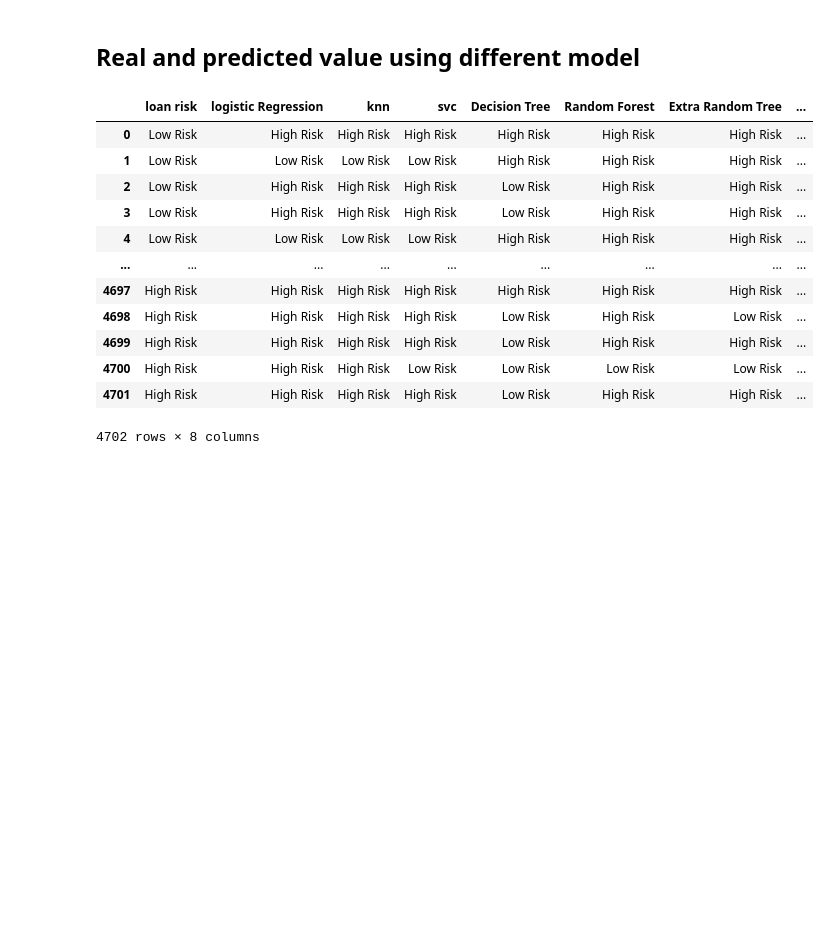
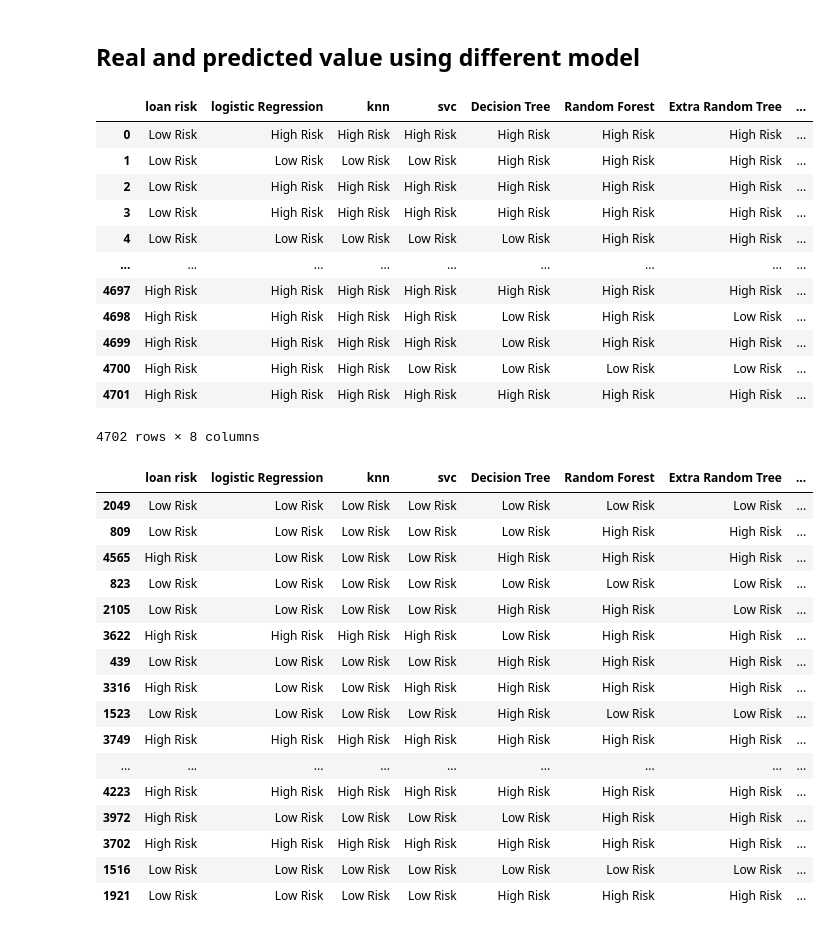
Before and after one commit to pandeysudip/credit-risk, a Jupyter notebook: Model_Under_sampling.ipynb, the cells around one changed output. Drawn from its saved outputs; the diff is of its cells as text; code cells hidden in the pictures; blank space fills up the shorter version.

```diff
--- a/Model_Under_sampling.ipynb
+++ b/Model_Under_sampling.ipynb
@@ -1255,8 +1256,8 @@ Testing Score: 0.46533390046788603
 y_pred_lr=lr.predict(X_test_scaled)
 y_pred_knn=knn.predict(X_test_scaled)
 y_pred_svc=svc.predict(X_test_scaled)
-y_pred_dt=dt.predict(X_test_scaled)
-y_pred_rf=rf.predict(X_test_scaled)
+y_pred_dt=dt_b.predict(X_test_scaled)
+y_pred_rf=rf_R_b.predict(X_test_scaled)
 y_pred_et=et.predict(X_test_scaled)
 y_pred_ab=ab.predict(X_test_scaled)
 # %%
@@ -1274,13 +1275,35 @@ df_pred
 |  | loan risk | logistic Regression | knn | svc | Decision Tree | Random Forest | Extra Random Tree | ... |
 | 0 | Low Risk | High Risk | High Risk | High Risk | High Risk | High Risk | High Risk | ... |
 | 1 | Low Risk | Low Risk | Low Risk | Low Risk | High Risk | High Risk | High Risk | ... |
-| 2 | Low Risk | High Risk | High Risk | High Risk | Low Risk | High Risk | High Risk | ... |
-| 3 | Low Risk | High Risk | High Risk | High Risk | Low Risk | High Risk | High Risk | ... |
-| 4 | Low Risk | Low Risk | Low Risk | Low Risk | High Risk | High Risk | High Risk | ... |
+| 2 | Low Risk | High Risk | High Risk | High Risk | High Risk | High Risk | High Risk | ... |
+| 3 | Low Risk | High Risk | High Risk | High Risk | High Risk | High Risk | High Risk | ... |
+| 4 | Low Risk | Low Risk | Low Risk | Low Risk | Low Risk | High Risk | High Risk | ... |
 | ... | ... | ... | ... | ... | ... | ... | ... | ... |
 | 4697 | High Risk | High Risk | High Risk | High Risk | High Risk | High Risk | High Risk | ... |
 | 4698 | High Risk | High Risk | High Risk | High Risk | Low Risk | High Risk | Low Risk | ... |
 | 4699 | High Risk | High Risk | High Risk | High Risk | Low Risk | High Risk | High Risk | ... |
 | 4700 | High Risk | High Risk | High Risk | Low Risk | Low Risk | Low Risk | Low Risk | ... |
-| 4701 | High Risk | High Risk | High Risk | High Risk | Low Risk | High Risk | High Risk | ... |
+| 4701 | High Risk | High Risk | High Risk | High Risk | High Risk | High Risk | High Risk | ... |
 4702 rows × 8 columns
+# %%
+#20 random sample
+df_samp=df_pred.sample(20)
+df_samp
+# %% [output]
+|  | loan risk | logistic Regression | knn | svc | Decision Tree | Random Forest | Extra Random Tree | ... |
+| 2049 | Low Risk | Low Risk | Low Risk | Low Risk | Low Risk | Low Risk | Low Risk | ... |
+| 809 | Low Risk | Low Risk | Low Risk | Low Risk | Low Risk | High Risk | High Risk | ... |
+| 4565 | High Risk | Low Risk | Low Risk | Low Risk | High Risk | High Risk | High Risk | ... |
+| 823 | Low Risk | Low Risk | Low Risk | Low Risk | Low Risk | Low Risk | Low Risk | ... |
+| 2105 | Low Risk | Low Risk | Low Risk | Low Risk | High Risk | High Risk | Low Risk | ... |
+| 3622 | High Risk | High Risk | High Risk | High Risk | Low Risk | High Risk | High Risk | ... |
+| 439 | Low Risk | Low Risk | Low Risk | Low Risk | High Risk | High Risk | High Risk | ... |
+| 3316 | High Risk | Low Risk | Low Risk | High Risk | High Risk | High Risk | High Risk | ... |
+| 1523 | Low Risk | Low Risk | Low Risk | Low Risk | High Risk | Low Risk | Low Risk | ... |
+| 3749 | High Risk | High Risk | High Risk | High Risk | High Risk | High Risk | High Risk | ... |
+| ... | ... | ... | ... | ... | ... | ... | ... | ... |
+| 4223 | High Risk | High Risk | High Risk | High Risk | High Risk | High Risk | High Risk | ... |
+| 3972 | High Risk | Low Risk | Low Risk | Low Risk | Low Risk | High Risk | High Risk | ... |
+| 3702 | High Risk | High Risk | High Risk | High Risk | High Risk | High Risk | High Risk | ... |
+| 1516 | Low Risk | Low Risk | Low Risk | Low Risk | Low Risk | Low Risk | Low Risk | ... |
+| 1921 | Low Risk | Low Risk | Low Risk | Low Risk | High Risk | High Risk | High Risk | ... |
```
Also changed, not shown: parts of 2 cells of this notebook, 2 other files.
